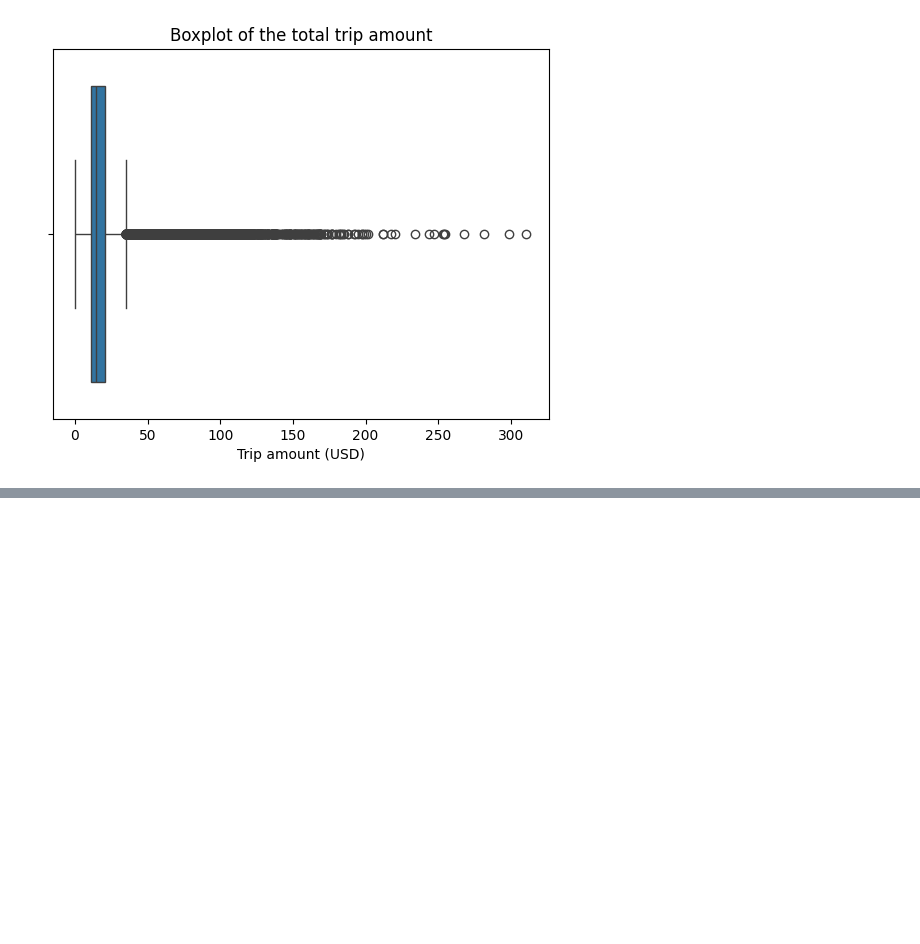
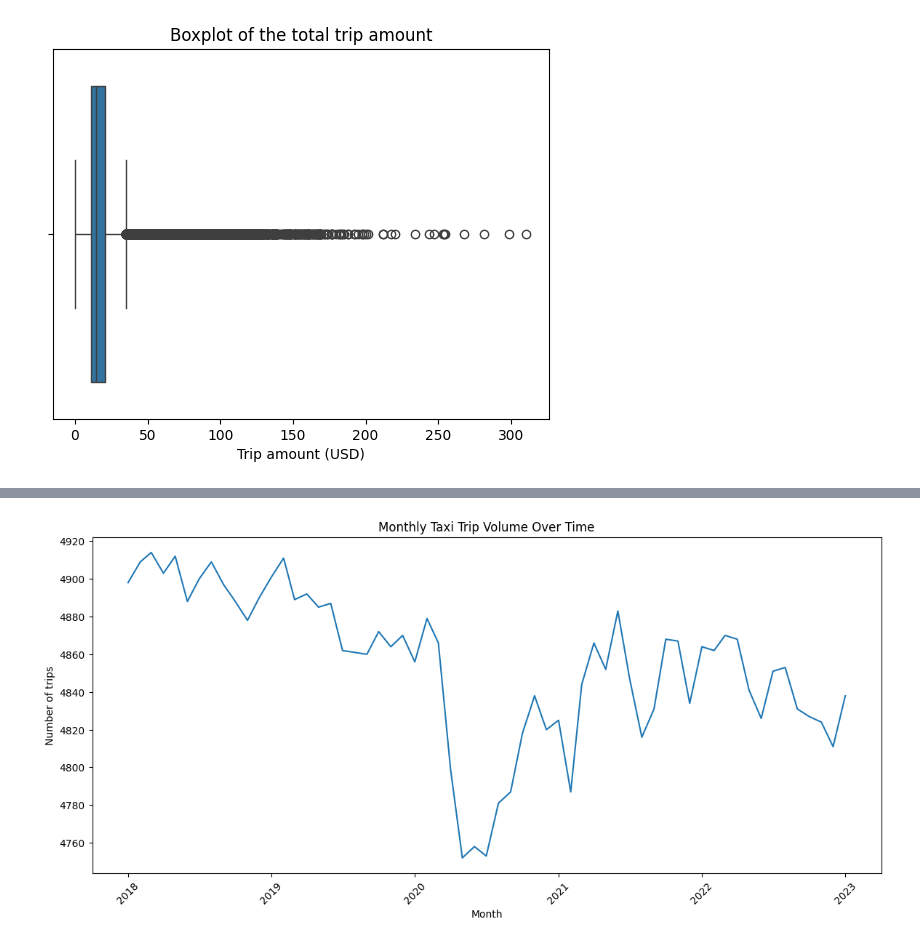
Before and after one commit to VicColombo/yellow_taxi_analysis, a Jupyter notebook: analysis.ipynb, the cells around one changed output, grey strips where cells are left out. Cells and saved outputs as stored; diff of their text form; code cells hidden in the pictures; blank space fills up the shorter version.

```diff
--- a/analysis.ipynb
+++ b/analysis.ipynb
@@ -502,0 +524,2 @@ sns.scatterplot(
+# %%
+data.drop(data[data['fare_amount'] < 0].index, inplace=True)
@@ -503,3 +610,6 @@ sns.scatterplot(
+# %%
+data.drop(columns=['VendorID','tpep_pickup_datetime', 'tpep_dropoff_datetime','RatecodeID', 'store_and_fwd_flag', 'fare_amount', 'extra',
+       'mta_tax', 'tip_amount', 'tolls_amount', 'improvement_surcharge','congestion_surcharge', 'airport_fee'], axis=1, inplace=True)
 # %% [markdown]
 ## EDA
 # %% [markdown]
@@ -614,0 +755,22 @@ Text(0.5, 0, 'Trip amount (USD)')
+# %%
+monthly_trips = (data.groupby(data['conv_tpep_pickup_datetime'].dt.to_period('M')).size().reset_index(name='trip_count'))
+
+monthly_trips['conv_tpep_pickup_datetime'] = (monthly_trips['conv_tpep_pickup_datetime'].dt.to_timestamp())
+# %%
+plt.figure(figsize=(14,6))
+
+sns.lineplot(
+    data=monthly_trips,
+    x='conv_tpep_pickup_datetime',
+    y='trip_count'
+)
+
+plt.xlabel('Month')
+plt.ylabel('Number of trips')
+plt.title('Monthly Taxi Trip Volume Over Time')
+
+plt.xticks(rotation=45)
+
+plt.show()
+# %% [output]
+[figure, added]
```
Also changed, not shown: parts of 43 cells of this notebook.
